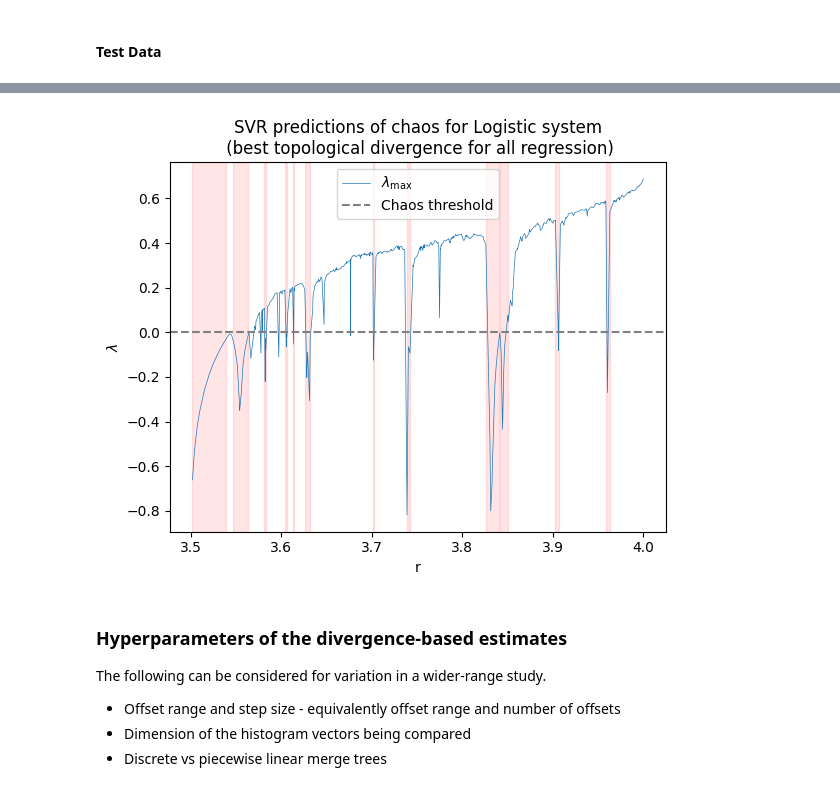
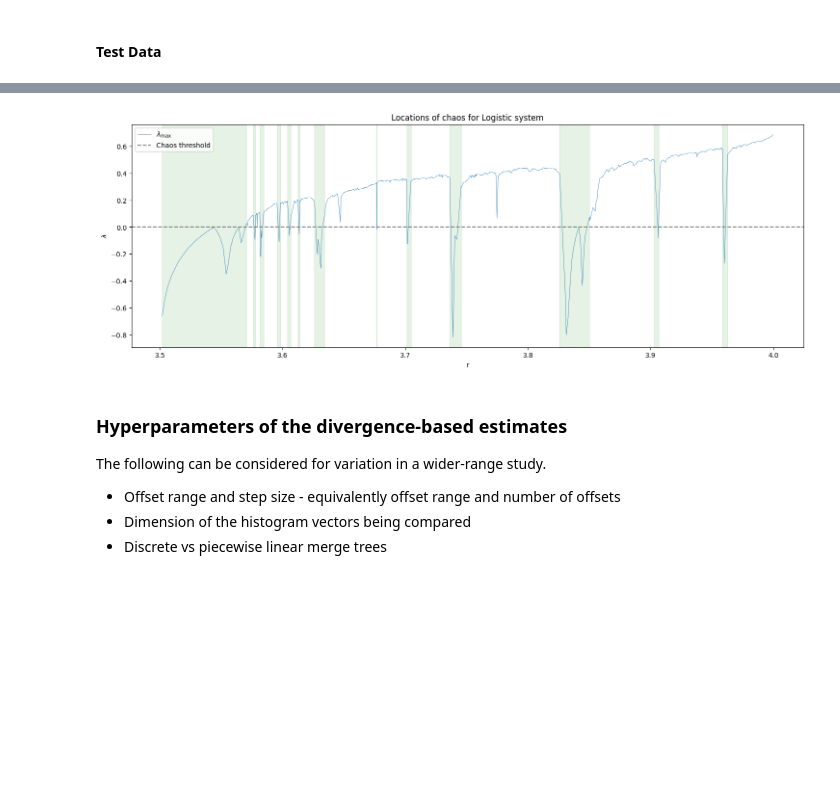
Before and after one commit to colinstephen/topological_divergences, a Jupyter notebook: white_noise.ipynb, the cells around one changed output, grey strips where cells are left out. Drawn from its saved outputs; the diff is of its cells as text; code cells hidden in the pictures; blank space fills up the shorter version.

```diff
--- a/white_noise.ipynb
+++ b/white_noise.ipynb
@@ -334,7 +307,6 @@ test_rep_divergences = np.array(test_rep_divergences)  # array of shape (n_traje
 # %%
 # Sanity check the ML scores for the topological divergence features of the test set separately
 
-test_score_results = {SYSTEM: {}}
-for result in score_features_test(merge_tree_div_names, test_rep_divergences, y_test, best_models_):
-    print(result)
-    test_score_results[SYSTEM] |= result
+merge_tree_divergence_test_results = {SYSTEM: {}}
+for result in score_features_test(merge_tree_divergence_names, merge_tree_divergence_features_test, y_test, merge_tree_divergence_train_best_models):
+    merge_tree_divergence_test_results[SYSTEM] |= result
@@ -359,6 +315,6 @@ for result in score_features_test(merge_tree_div_names, test_rep_divergences, y_
 # %%
-test_score_results_ = {k:v["scores"] for k,v in test_score_results[SYSTEM].items()}
-test_score_predictions_ = {k:v["predictions"] for k,v in test_score_results[SYSTEM].items()}
+merge_tree_divergence_test_scores = {k:v["scores"] for k,v in merge_tree_divergence_test_results[SYSTEM].items()}
+merge_tree_divergence_test_predictions = {k:v["predictions"] for k,v in merge_tree_divergence_test_results[SYSTEM].items()}
 # %%
 # Display the mean scores for the supervised learning using each divergence
 
@@ -467,9 +361,15 @@ False
+# %%
+prediction_feature_name = "cophenetic_weight_l1"
+prediction_model_name = "SVC"
+y_pred = merge_tree_divergence_test_predictions[prediction_feature_name][prediction_model_name]
 # %%
 # plot the ground truth
+plt.figure(figsize=(18,6))
 plt.plot(test_params, y_test, lw=0.5, label=r"$\lambda_{\max}$")
 
 # plot the classification predictions as vspans over the graph
-predicted_non_chaos = y_pred_classification <= 1e-3
+# predicted_non_chaos = y_pred < 0.025
+predicted_non_chaos = y_pred == False
 x = test_params
 
 # mark sections of the x-axis where predicted_non_chaos is True
@@ -489,6 +389,6 @@ plt.xlabel(test_param_name)
 plt.ylabel(r"$\lambda$")
 plt.axhline(y=0, color='grey', linestyle='--', label='Chaos threshold')
 plt.legend()
-plt.title(r"RDC predictions of chaos for " + SYSTEM.capitalize() + " system\n (best topological divergence for classification)")
+plt.title(f"Predictions of chaos for {SYSTEM.capitalize()} system")
 plt.show()
 # %% [output]
@@ -496,32 +396,34 @@ plt.show()
 # %%
 # plot the ground truth
+plt.figure(figsize=(18,6))
 plt.plot(test_params, y_test, lw=0.5, label=r"$\lambda_{\max}$")
 
 # plot the classification predictions as vspans over the graph
-predicted_non_chaos = y_pred_SVR_regression_all <= 1e-3
+# predicted_non_chaos = y_pred < 0.025
+predicted_non_chaos = y_test <= 0
 x = test_params
 
 # mark sections of the x-axis where predicted_non_chaos is True
 start = x[0] if predicted_non_chaos[0] else None
 for i in range(1, len(predicted_non_chaos)):
     if not predicted_non_chaos[i-1] and predicted_non_chaos[i]:
         start = x[i-1]
     elif predicted_non_chaos[i-1] and not predicted_non_chaos[i]:
         if start is not None:
-            plt.axvspan(start, x[i], color='red', alpha=0.1)
+            plt.axvspan(start, x[i], color='green', alpha=0.1)
             start = None
     elif i == len(predicted_non_chaos)-1 and not predicted_non_chaos[i]:  # case for the end of the array
         if start is not None:
-            plt.axvspan(start, x[i], color='red', alpha=0.1)
+            plt.axvspan(start, x[i], color='green', alpha=0.1)
 
 plt.xlabel(test_param_name)
 plt.ylabel(r"$\lambda$")
 plt.axhline(y=0, color='grey', linestyle='--', label='Chaos threshold')
 plt.legend()
-plt.title(r"SVR predictions of chaos for " + SYSTEM.capitalize() + " system\n (best topological divergence for all regression)")
+plt.title(f"Locations of chaos for {SYSTEM.capitalize()} system")
 plt.show()
 # %% [output]
-[figure, old version]
+[figure, new version]
 # %% [markdown]
 ### Hyperparameters of the divergence-based estimates
 
```
Also changed, not shown: parts of 41 cells of this notebook, 1 other file.
